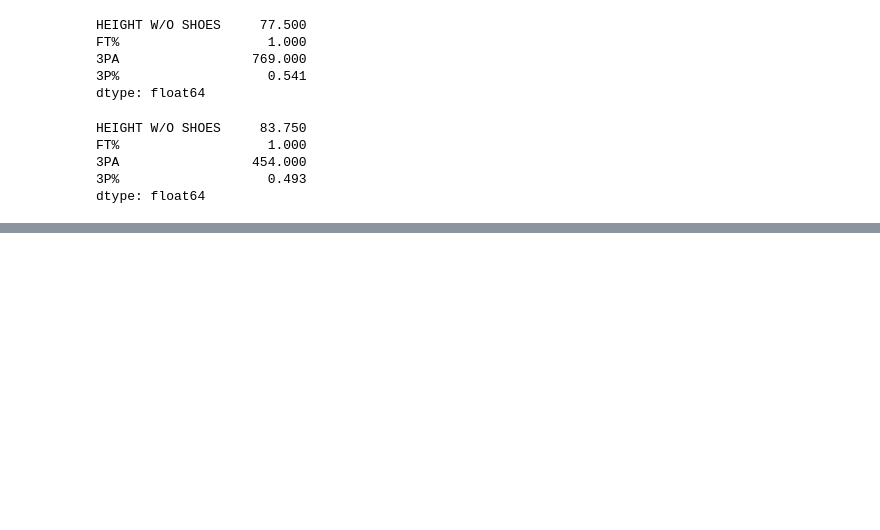
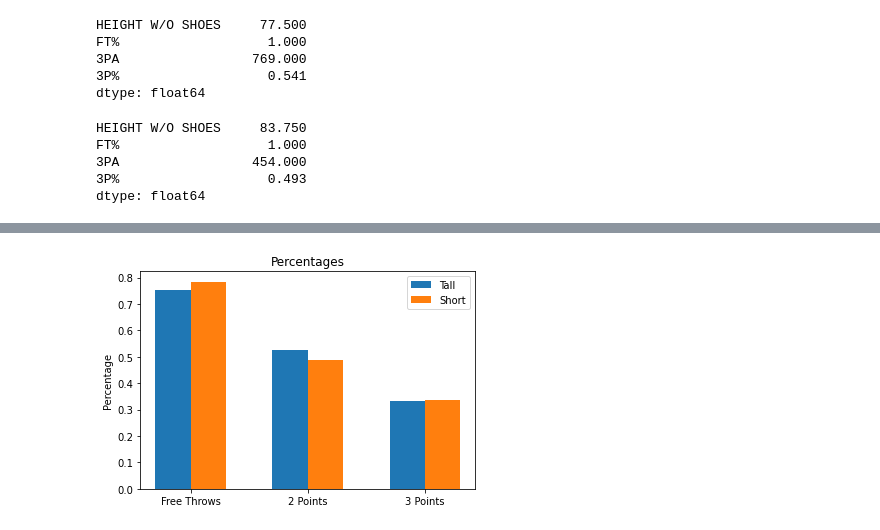
Before and after one commit to adithyav09/Group-APIs-Project, a Jupyter notebook: NBA_DATA.ipynb, the cells around one changed output, grey strips where cells are left out. Cells and saved outputs as stored; diff of their text form; code cells hidden in the pictures; blank space fills up the shorter version.

```diff
--- a/NBA_DATA.ipynb
+++ b/NBA_DATA.ipynb
@@ -435,0 +489,19 @@ dtype: float64
+# %%
+N = 3
+tall_players_stats = (0.752929, 0.525717, 0.334354)
+short_players_stats = (0.784500, 0.489742, 0.337950)
+
+ind = np.arange(N)
+width = 0.30
+
+plt.bar(ind, tall_players_stats, width, label='Tall')
+plt.bar(ind + width, short_players_stats, width, label='Short')
+
+plt.ylabel('Percentage')
+plt.title('Percentages')
+
+plt.xticks(ind + width / 2, ('Free Throws', '2 Points', '3 Points'))
+plt.legend(loc='best')
+plt.show()
+# %% [output]
+[figure, added]
```
Also changed, not shown: parts of 7 cells of this notebook.
